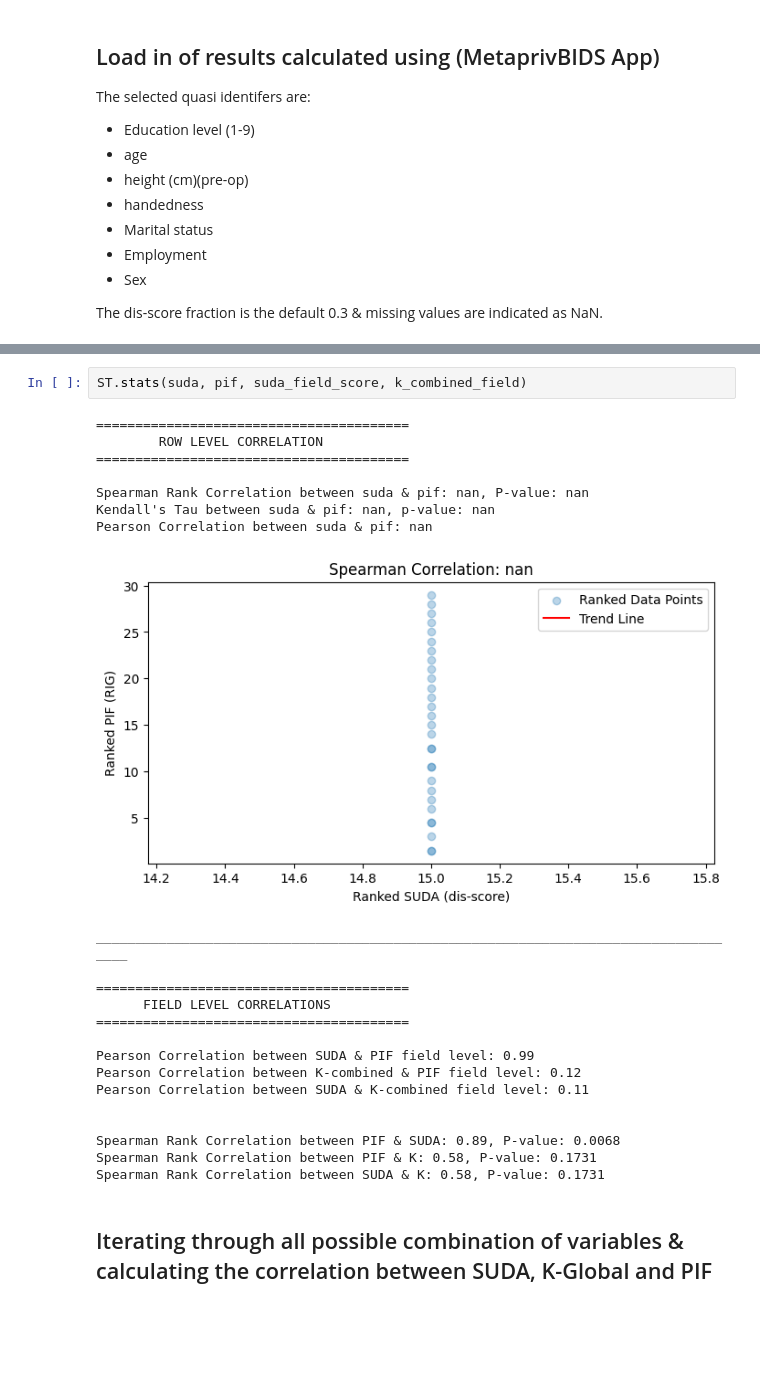
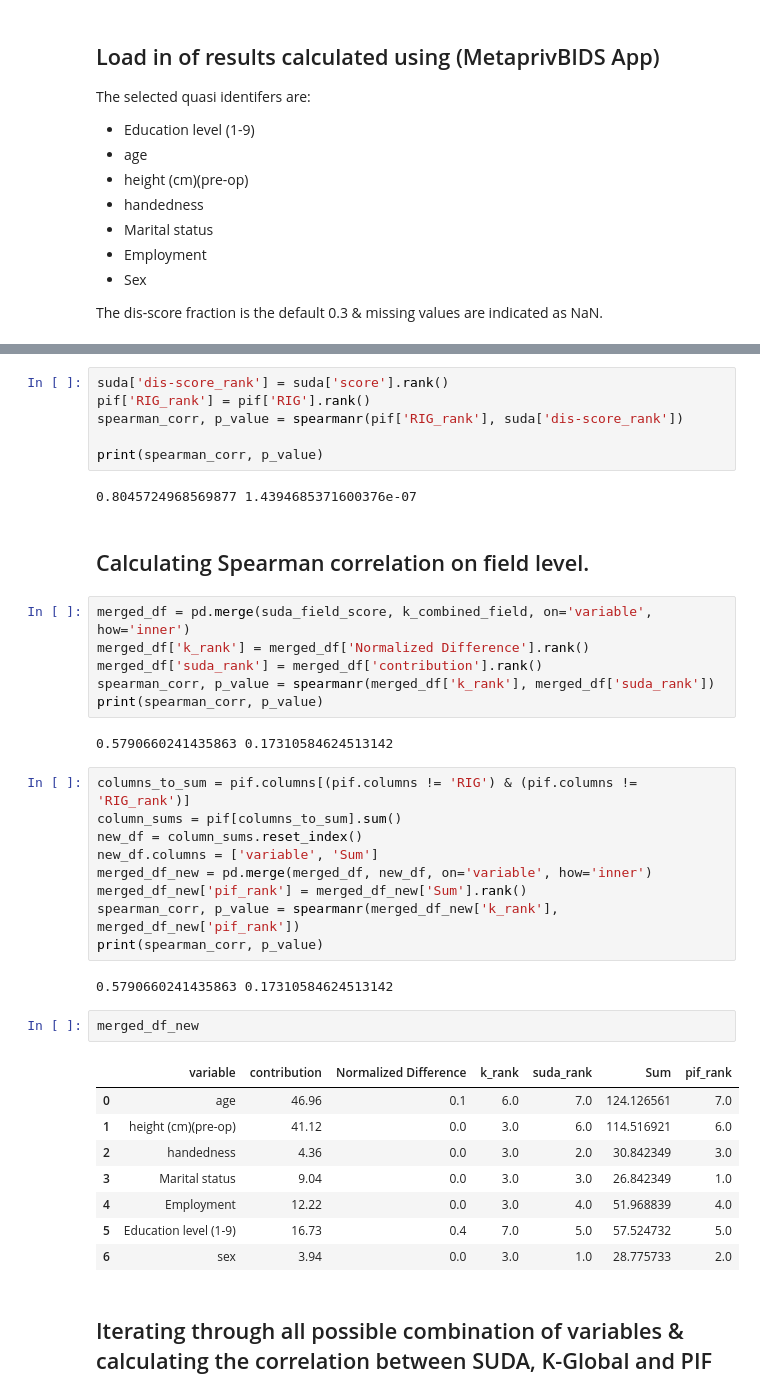
Before and after one commit to EmiKib/MetaprivBIDS-Assessment, a Jupyter notebook: BTC_ds002080/BTC.ipynb, the cells around one changed output, grey strips where cells are left out. Saved outputs shown, nothing was run; the diff lists cells and outputs as text; blank space fills up the shorter version.

```diff
--- a/BTC_ds002080/BTC.ipynb
+++ b/BTC_ds002080/BTC.ipynb
@@ -41,28 +42,43 @@ k_combined_field_non_risk = pd.read_csv('data_ds002080/normalized_difference_res
-# %%
-ST.stats(suda, pif, suda_field_score, k_combined_field)
-# %% [output]
-========================================
-        ROW LEVEL CORRELATION
-========================================
-
-Spearman Rank Correlation between suda & pif: nan, P-value: nan
-Kendall's Tau between suda & pif: nan, p-value: nan
-Pearson Correlation between suda & pif: nan
-[figure, removed]
-____________________________________________________________________________________
-
-========================================
-      FIELD LEVEL CORRELATIONS
-========================================
-
-Pearson Correlation between SUDA & PIF field level: 0.99
-Pearson Correlation between K-combined & PIF field level: 0.12
-Pearson Correlation between SUDA & K-combined field level: 0.11
-
-
-Spearman Rank Correlation between PIF & SUDA: 0.89, P-value: 0.0068
-Spearman Rank Correlation between PIF & K: 0.58, P-value: 0.1731
-Spearman Rank Correlation between SUDA & K: 0.58, P-value: 0.1731
+# %%
+suda['dis-score_rank'] = suda['score'].rank()
+pif['RIG_rank'] = pif['RIG'].rank()
+spearman_corr, p_value = spearmanr(pif['RIG_rank'], suda['dis-score_rank'])
+
+print(spearman_corr, p_value)
+# %% [output]
+0.8045724968569877 1.4394685371600376e-07
+# %% [markdown]
+## Calculating Spearman correlation on field level.
+# %%
+merged_df = pd.merge(suda_field_score, k_combined_field, on='variable', how='inner')
+merged_df['k_rank'] = merged_df['Normalized Difference'].rank()
+merged_df['suda_rank'] = merged_df['contribution'].rank()
+spearman_corr, p_value = spearmanr(merged_df['k_rank'], merged_df['suda_rank'])
+print(spearman_corr, p_value)
+# %% [output]
+0.5790660241435863 0.17310584624513142
+# %%
+columns_to_sum = pif.columns[(pif.columns != 'RIG') & (pif.columns != 'RIG_rank')]
+column_sums = pif[columns_to_sum].sum()
+new_df = column_sums.reset_index()
+new_df.columns = ['variable', 'Sum']
+merged_df_new = pd.merge(merged_df, new_df, on='variable', how='inner')
+merged_df_new['pif_rank'] = merged_df_new['Sum'].rank()
+spearman_corr, p_value = spearmanr(merged_df_new['k_rank'], merged_df_new['pif_rank'])
+print(spearman_corr, p_value)
+# %% [output]
+0.5790660241435863 0.17310584624513142
+# %%
+merged_df_new
+# %% [output]
+|  | variable | contribution | Normalized Difference | k_rank | suda_rank | Sum | pif_rank |
+| 0 | age | 46.96 | 0.1 | 6.0 | 7.0 | 124.126561 | 7.0 |
+| 1 | height (cm)(pre-op) | 41.12 | 0.0 | 3.0 | 6.0 | 114.516921 | 6.0 |
+| 2 | handedness | 4.36 | 0.0 | 3.0 | 2.0 | 30.842349 | 3.0 |
+| 3 | Marital status | 9.04 | 0.0 | 3.0 | 3.0 | 26.842349 | 1.0 |
+| 4 | Employment | 12.22 | 0.0 | 3.0 | 4.0 | 51.968839 | 4.0 |
+| 5 | Education level (1-9) | 16.73 | 0.4 | 7.0 | 5.0 | 57.524732 | 5.0 |
+| 6 | sex | 3.94 | 0.0 | 3.0 | 1.0 | 28.775733 | 2.0 |
 # %% [markdown]
 ## Iterating through all possible combination of variables & calculating the correlation between SUDA, K-Global and PIF
 # %%
```
Also changed, not shown: parts of 3 cells of this notebook, 15 other files.
